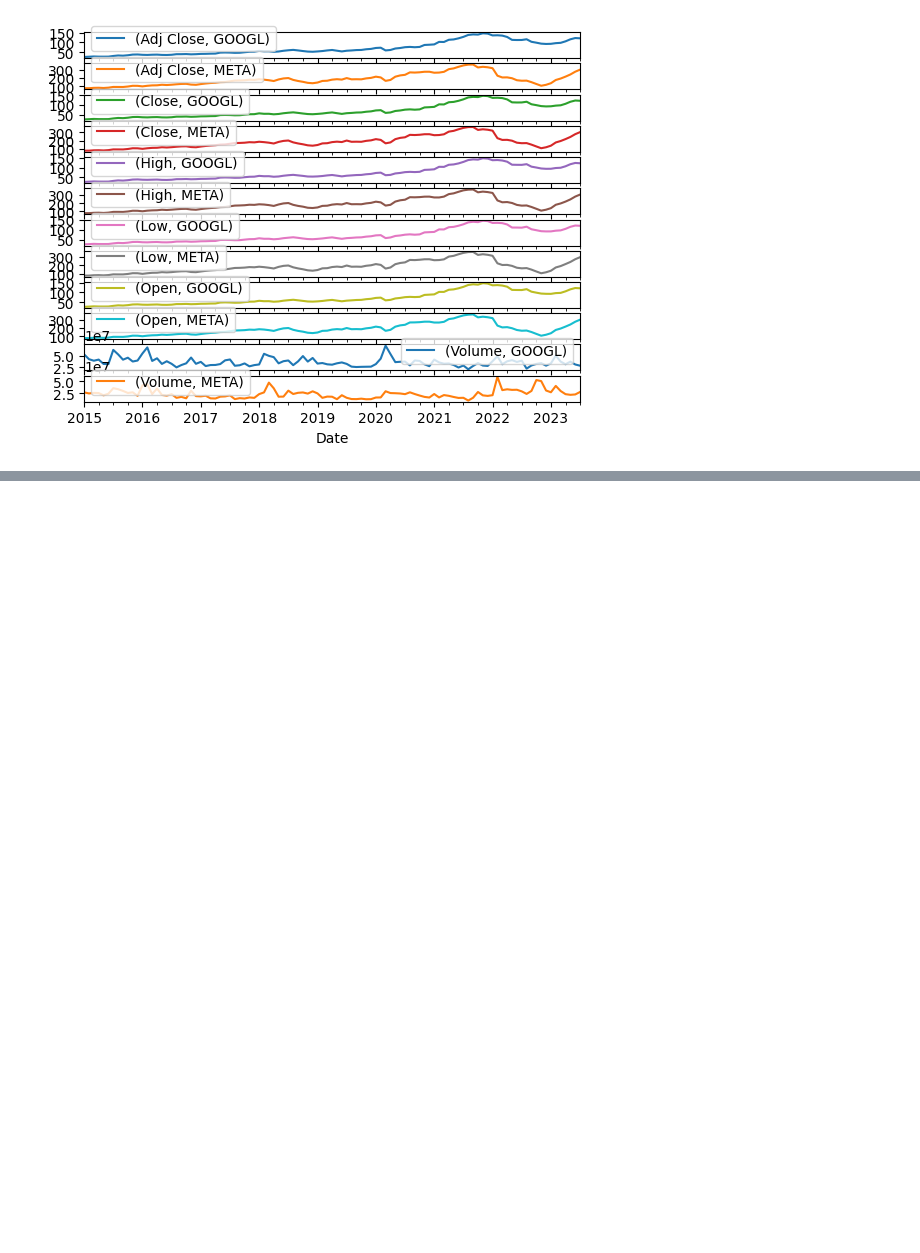
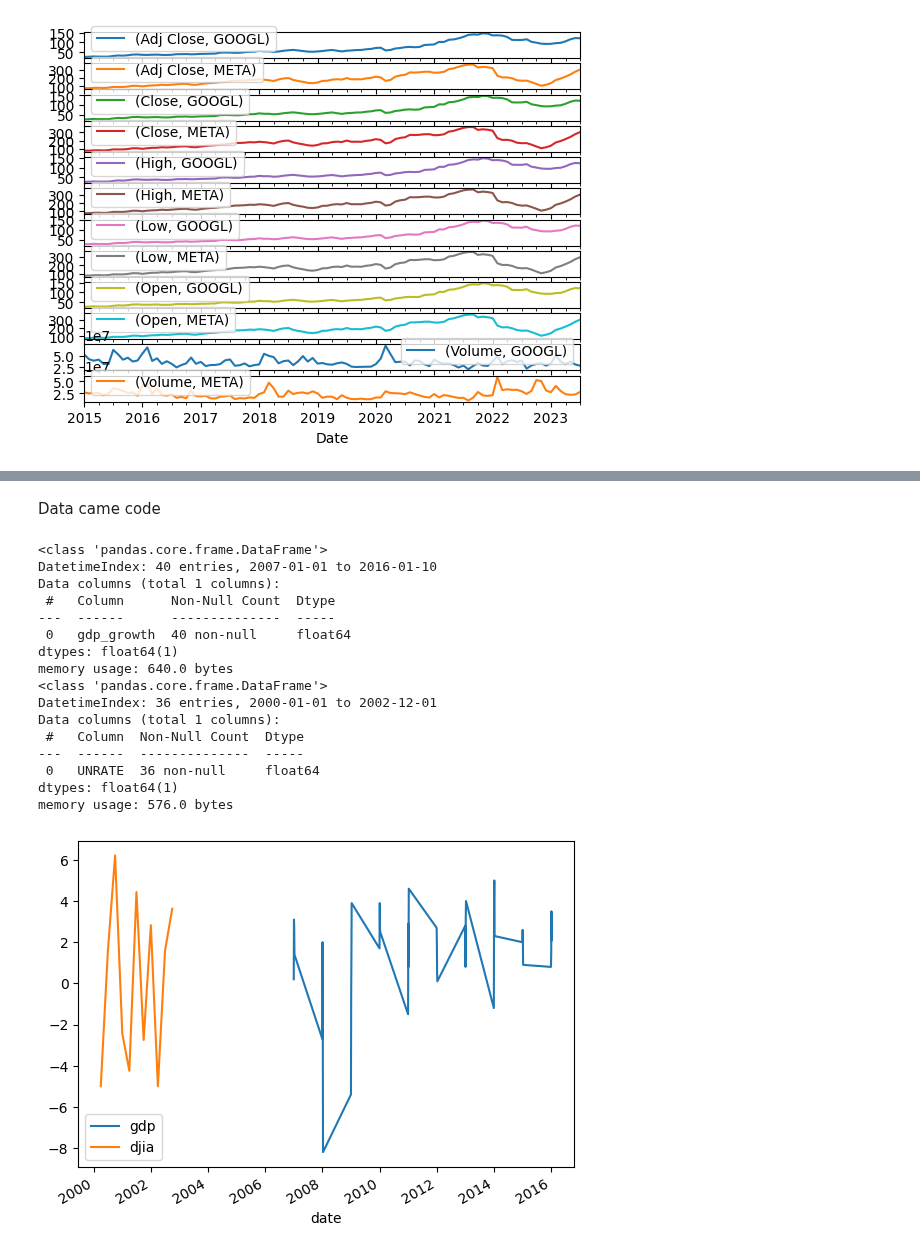
Before and after one commit to KeenGWatanabe/python, a Jupyter notebook: DateTime.ipynb, the cells around one changed output, grey strips where cells are left out. Drawn from its saved outputs; the diff is of its cells as text; code cells hidden in the pictures; blank space fills up the shorter version.

```diff
--- a/DateTime.ipynb
+++ b/DateTime.ipynb
@@ -627,0 +715,43 @@ plt.show();
+# %% [markdown]
+Data came code
+# %%
+import pandas as pd
+import yfinance as yf
+import matplotlib.pyplot as plt
+
+# Import and inspect gdp_growth here
+gdp_growth = pd.read_csv('gdp_growth.csv', parse_dates=['date'], index_col='date')
+gdp_growth.info()
+
+# Import and inspect djia here
+djia = pd.read_csv('djia.csv', parse_dates=['date'], index_col='date')
+djia.info()
+
+# Calculate djia quarterly returns here
+djia_quarterly = djia.resample('QS').first()
+djia_quarterly_return = djia_quarterly.pct_change().mul(100)
+
+# Concatenate, rename and plot djia_quarterly_return and gdp_growth here
+data = pd.concat([gdp_growth, djia_quarterly_return], axis=1)
+data.columns = ['gdp', 'djia']
+
+data.plot()
+plt.show();
+# %% [output]
+<class 'pandas.core.frame.DataFrame'>
+DatetimeIndex: 40 entries, 2007-01-01 to 2016-01-10
+Data columns (total 1 columns):
+ #   Column      Non-Null Count  Dtype
+---  ------      --------------  -----
+ 0   gdp_growth  40 non-null     float64
+dtypes: float64(1)
+memory usage: 640.0 bytes
+<class 'pandas.core.frame.DataFrame'>
+DatetimeIndex: 36 entries, 2000-01-01 to 2002-12-01
+Data columns (total 1 columns):
+ #   Column  Non-Null Count  Dtype
+---  ------  --------------  -----
+ 0   UNRATE  36 non-null     float64
+dtypes: float64(1)
+memory usage: 576.0 bytes
+[figure, added]
```
Also changed, not shown: parts of 3 cells of this notebook, 2 other files.
